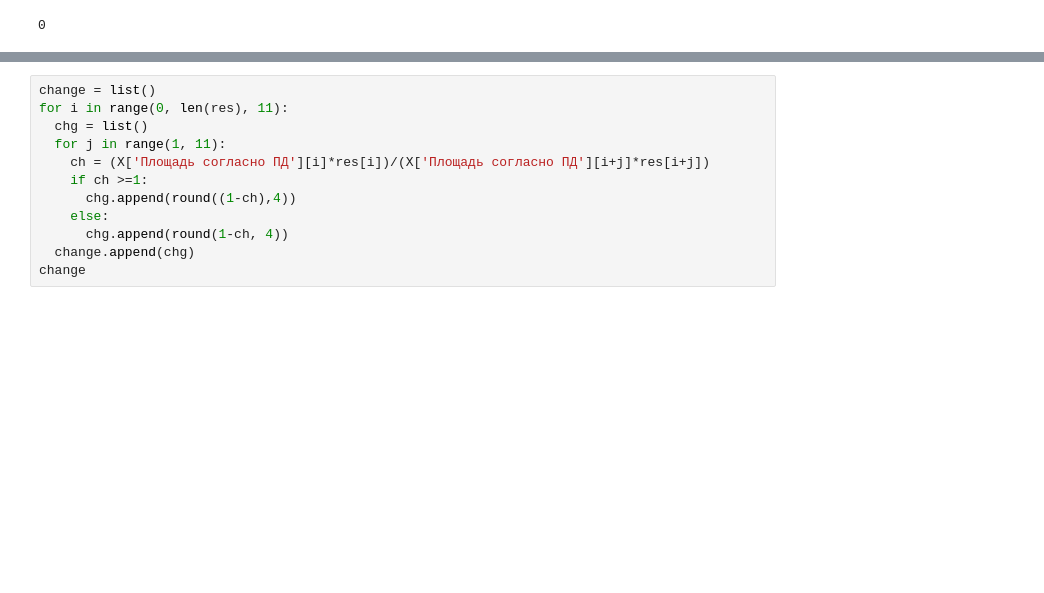
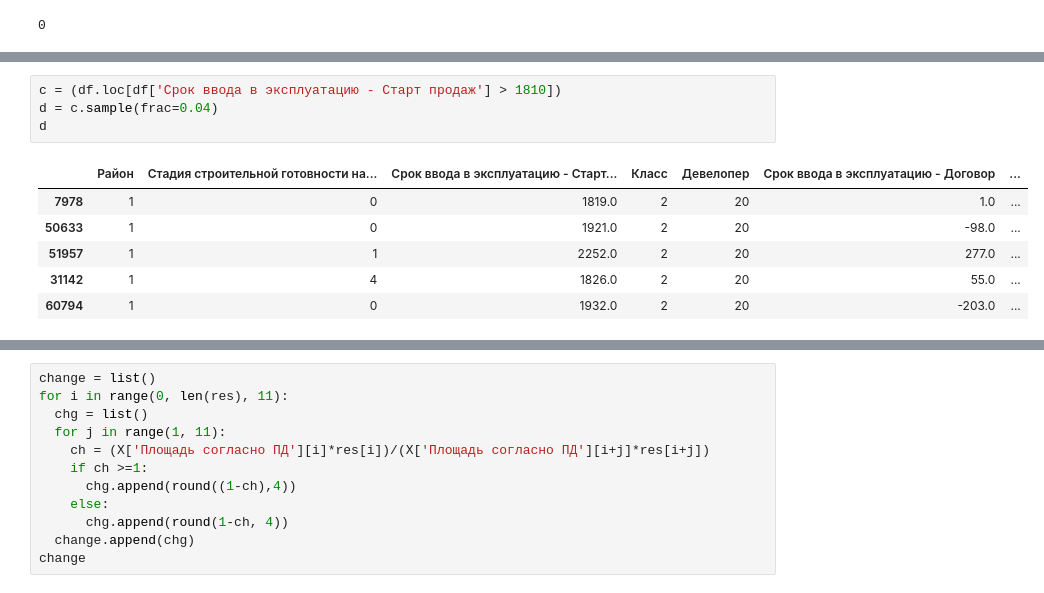
Before and after one commit to dan0nchik/anflat, a Jupyter notebook: Charts.ipynb, the cells around one changed output, grey strips where cells are left out. Drawn from its saved outputs; the diff is of its cells as text; blank space fills up the shorter version.

```diff
--- a/Charts.ipynb
+++ b/Charts.ipynb
@@ -146,3 +127,14 @@ b
 | 13590 | 0 | 3 | 1036.0 | 2 | 17 | 907.0 | ... |
 | 35550 | 0 | 1 | 983.0 | 2 | 17 | 663.0 | ... |
 | 44383 | 0 | 4 | 1036.0 | 2 | 3 | 46.0 | ... |
+# %%
+c = (df.loc[df['Срок ввода в эксплуатацию - Старт продаж'] > 1810])
+d = c.sample(frac=0.04)
+d
+# %% [output]
+|  | Район | Стадия строительной готовности на... | Срок ввода в эксплуатацию - Старт... | Класс | Девелопер | Срок ввода в эксплуатацию - Договор | ... |
+| 7978 | 1 | 0 | 1819.0 | 2 | 20 | 1.0 | ... |
+| 50633 | 1 | 0 | 1921.0 | 2 | 20 | -98.0 | ... |
+| 51957 | 1 | 1 | 2252.0 | 2 | 20 | 277.0 | ... |
+| 31142 | 1 | 4 | 1826.0 | 2 | 20 | 55.0 | ... |
+| 60794 | 1 | 0 | 1932.0 | 2 | 20 | -203.0 | ... |
```
Also changed, not shown: parts of 32 cells of this notebook.
